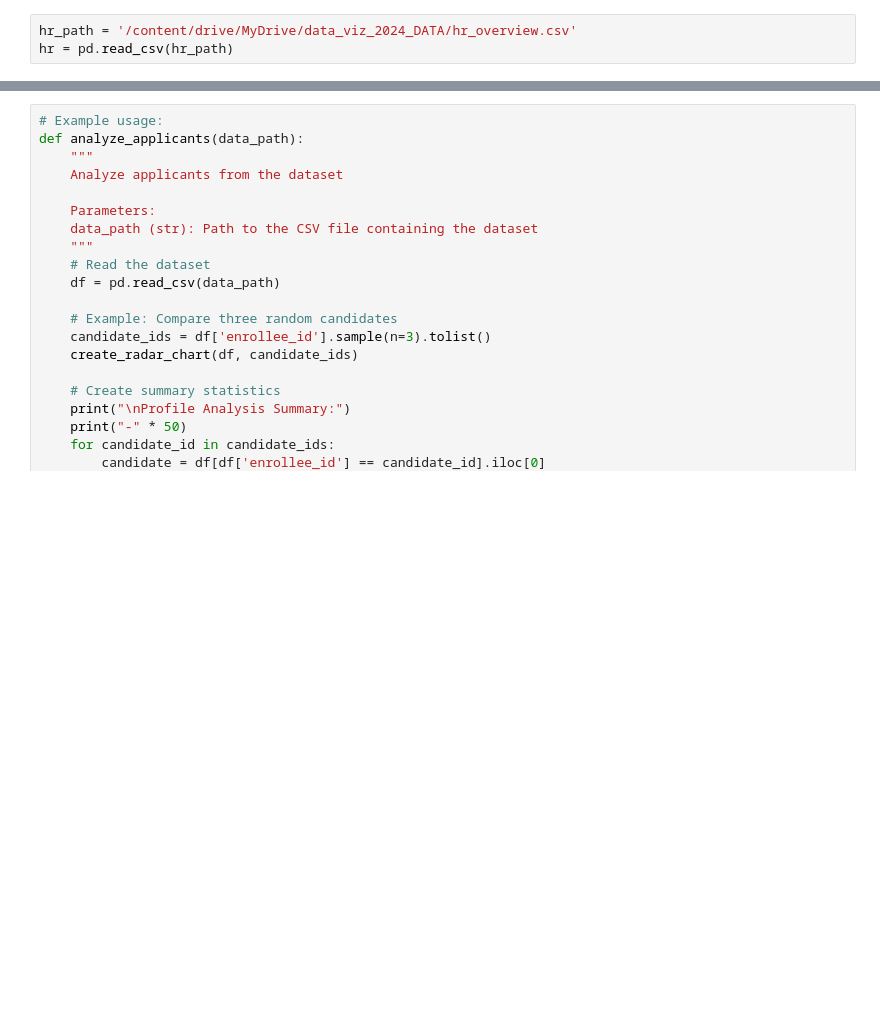
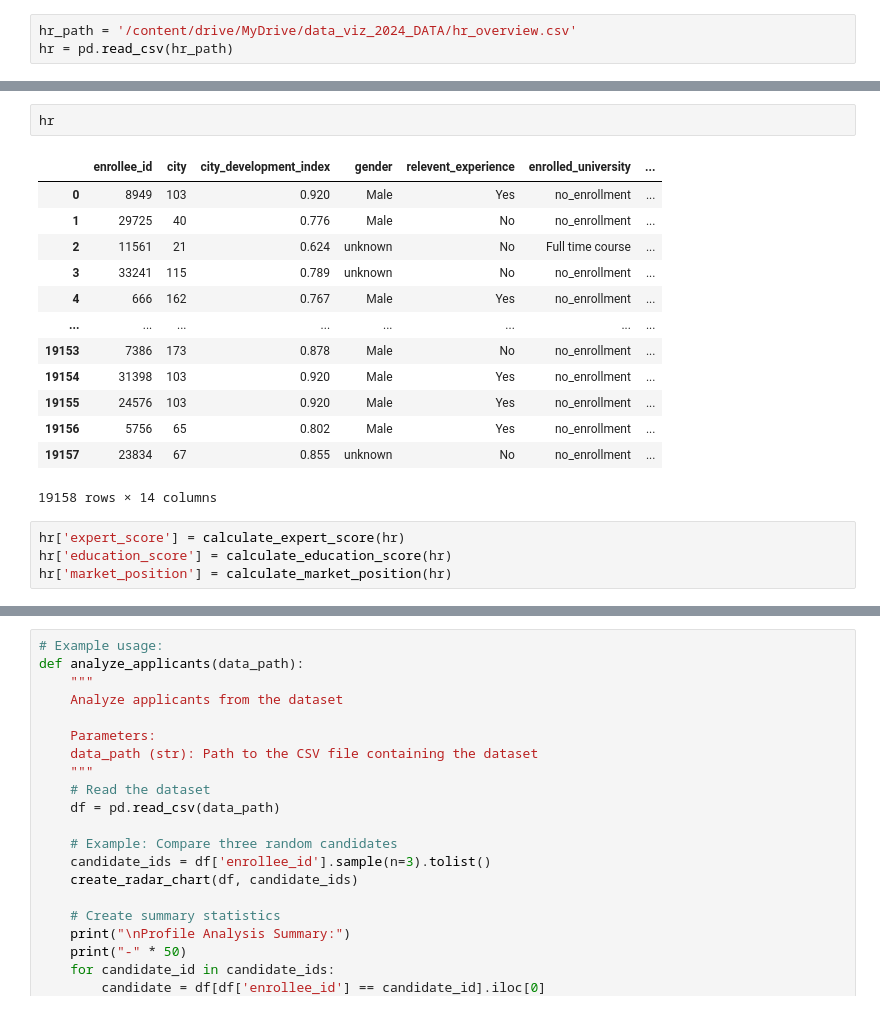
Before and after one commit to RatchanonPa/python_dataviz2024, a Jupyter notebook: HR_project.ipynb, the cells around one changed output, grey strips where cells are left out. Saved outputs shown, nothing was run; the diff lists cells and outputs as text; blank space fills up the shorter version.

```diff
--- a/HR_project.ipynb
+++ b/HR_project.ipynb
@@ -299,0 +595,20 @@ Unique values for target:
+# %%
+hr
+# %% [output]
+|  | enrollee_id | city | city_development_index | gender | relevent_experience | enrolled_university | ... |
+| 0 | 8949 | 103 | 0.920 | Male | Yes | no_enrollment | ... |
+| 1 | 29725 | 40 | 0.776 | Male | No | no_enrollment | ... |
+| 2 | 11561 | 21 | 0.624 | unknown | No | Full time course | ... |
+| 3 | 33241 | 115 | 0.789 | unknown | No | no_enrollment | ... |
+| 4 | 666 | 162 | 0.767 | Male | Yes | no_enrollment | ... |
+| ... | ... | ... | ... | ... | ... | ... | ... |
+| 19153 | 7386 | 173 | 0.878 | Male | No | no_enrollment | ... |
+| 19154 | 31398 | 103 | 0.920 | Male | Yes | no_enrollment | ... |
+| 19155 | 24576 | 103 | 0.920 | Male | Yes | no_enrollment | ... |
+| 19156 | 5756 | 65 | 0.802 | Male | Yes | no_enrollment | ... |
+| 19157 | 23834 | 67 | 0.855 | unknown | No | no_enrollment | ... |
+19158 rows × 14 columns
+# %%
+hr['expert_score'] = calculate_expert_score(hr)
+hr['education_score'] = calculate_education_score(hr)
+hr['market_position'] = calculate_market_position(hr)
```
Also changed, not shown: parts of 32 cells of this notebook.
